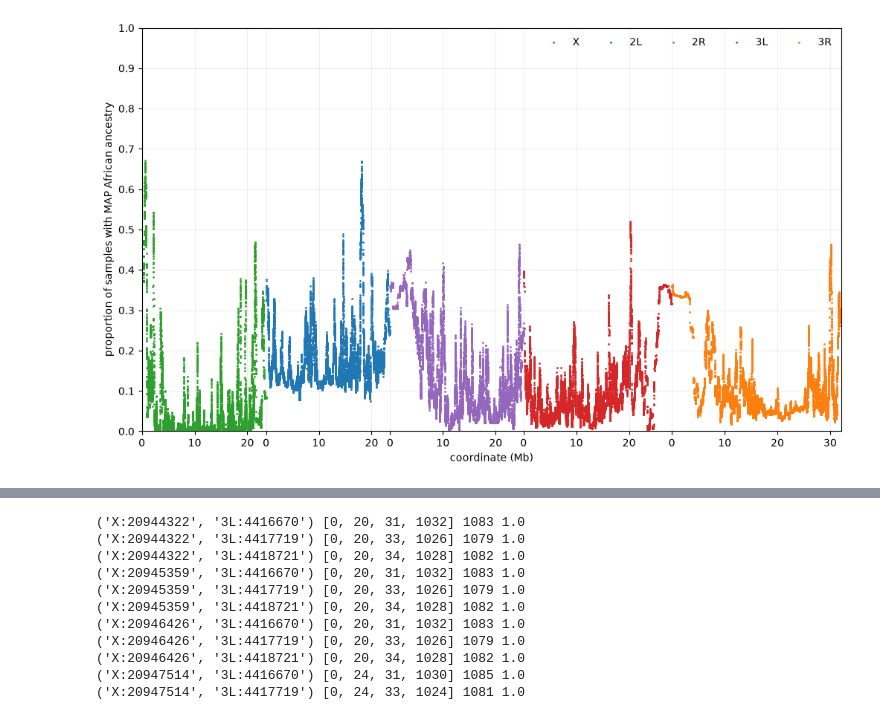
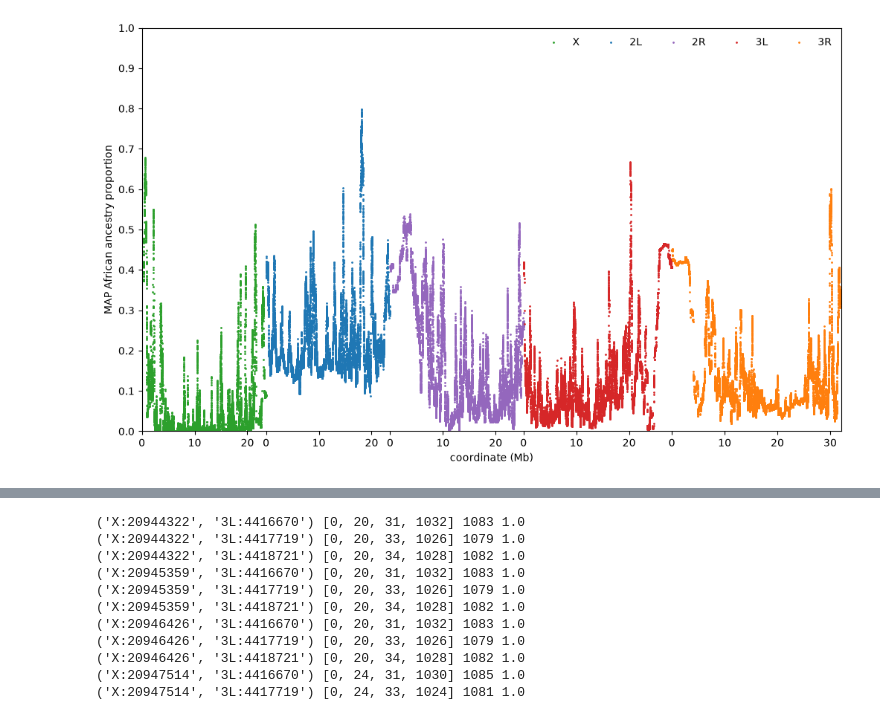
Before and after one commit to nwcol/dgrp_ancestry_disequilibrium, a Jupyter notebook: workflow/notebooks/exploratory_analysis.ipynb, the cells around one changed output, grey strips where cells are left out. Saved outputs shown, nothing was run; the diff lists cells and outputs as text; code cells hidden in the pictures.

```diff
--- a/workflow/notebooks/exploratory_analysis.ipynb
+++ b/workflow/notebooks/exploratory_analysis.ipynb
@@ -4,37 +4,37 @@ import numpy as np
 import pandas
 import scipy
 # %%
-df = pandas.read_csv("../../results/ancestry/DGRP_ancestry.tsv", sep="\\s+")
-arr = np.array(df)[:, 2:].astype(int)
+df = pandas.read_csv("../../results_1kb_spacing/ancestry/DGRP_ancestry_c.tsv", sep="\\s+")
+arr = np.array(df)[:, 3:].astype(int)
 p_afr = np.sum(arr == 1, axis=1) / np.sum(arr >= 0, axis=1)
 chroms = list(df["chrom"])
 positions = np.array(df["position"])
 # %%
 fig, ax = plt.subplots(1, 1, figsize=(10, 6), layout="constrained")
 
 colors = ["tab:green", "tab:blue", "tab:purple", "tab:red", "tab:orange"]
 split_points = [0]
 xticks = []
 xtick_labels = []
 for i, chrom in enumerate(["X", "2L", "2R", "3L", "3R"]):
     mask = np.array([c == chrom for c in chroms])
     xs = positions[mask] + split_points[-1]
     ys = p_afr[mask]
     plt.scatter(xs, ys, s=1, color=colors[i], label=chrom)
     _xticks = np.arange(0, positions[mask][-1], 10_000_000)
     xtick_labels += list(_xticks)
     xticks += list(_xticks + split_points[-1])
     split_points.append(xs[-1])
 
 ax.legend(framealpha=0, ncols=5)
 ax.set_ylim(0, 1)
 ax.set_xlim(0, split_points[-1])
-ax.grid(alpha=0.2)
+# ax.grid(alpha=0.2)
 # xticks = np.arange(0, 140_000_000, 10_000_000)
 ax.set_xticks(xticks, (np.array(xtick_labels) / 1e6).astype(int))
 ax.set_xlabel("coordinate (Mb)")
 ax.set_yticks(np.linspace(0, 1, 11))
-ax.set_ylabel("proportion of samples with MAP African ancestry")
-plt.savefig("../../figures/African_ancestry_landscape_v3.png")
+ax.set_ylabel("MAP African ancestry proportion")
+plt.savefig("../../figures/African_ancestry_landscape_v4.png", dpi=244)
 # %% [output]
-[figure, old version]
+[figure, new version]
```
Also changed, not shown: parts of 2 cells of this notebook, 7 other files.
